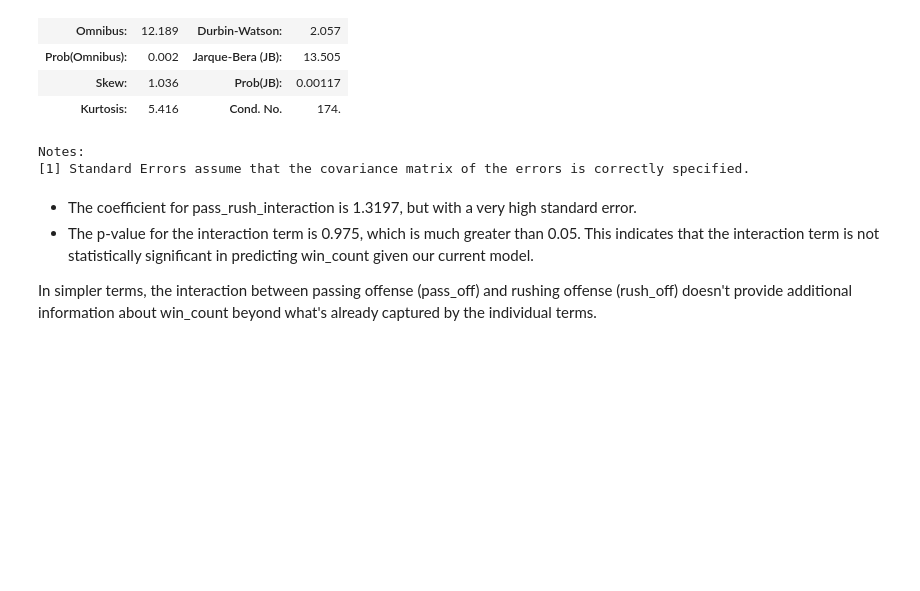
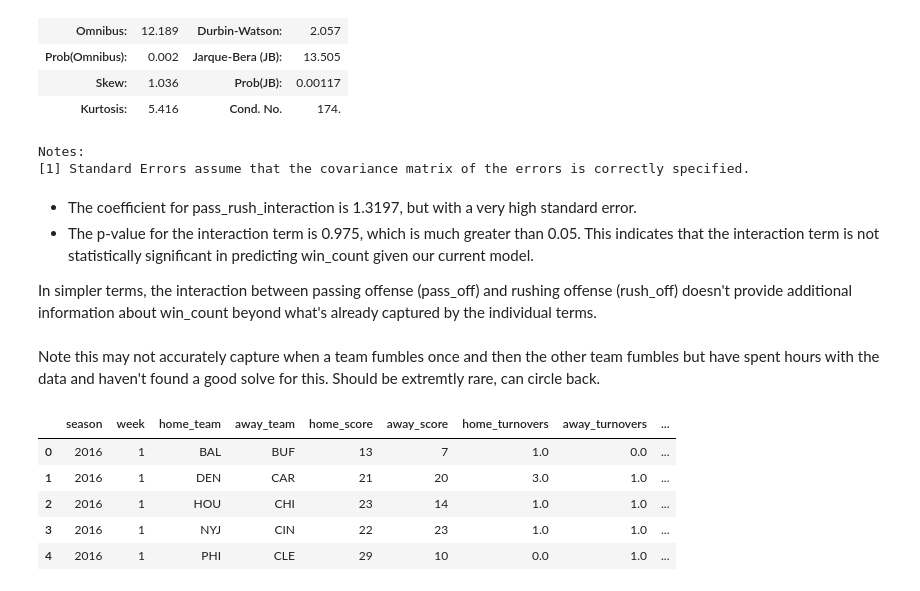
Before and after one commit to gbellamy512/projects, a Jupyter notebook: epa_eda.ipynb, the cells around one changed output. Drawn from its saved outputs; the diff is of its cells as text; code cells hidden in the pictures; blank space fills up the shorter version.

```diff
--- a/epa_eda.ipynb
+++ b/epa_eda.ipynb
@@ -316,3 +316,5 @@ Notes:
 - The p-value for the interaction term is 0.975, which is much greater than 0.05. This indicates that the interaction term is not statistically significant in predicting win_count given our current model.
 
 In simpler terms, the interaction between passing offense (pass_off) and rushing offense (rush_off) doesn't provide additional information about win_count beyond what's already captured by the individual terms.
+# %% [markdown]
+Note this may not accurately capture when a team fumbles once and then the other team fumbles but have spent hours with the data and haven't found a good solve for this. Should be extremtly rare, can circle back.
@@ -318,0 +324,34 @@ In simpler terms, the interaction between passing offense (pass_off) and rushing
+# %%
+fumbles = pbp[pbp['fumble_lost'] == 1]
+fumbles = fumbles[['season', 'week', 'fumbled_1_team']]
+fumbles.rename(columns={'fumbled_1_team': 'team'}, inplace=True)
+fumbles = fumbles.groupby(['season', 'week','team']).size().reset_index(name='fumbles').sort_values(['season','team', 'week'])
+
+interceptions = pbp[pbp['interception'] == 1]
+interceptions = interceptions[['season', 'week', 'posteam']]
+interceptions.rename(columns={'posteam': 'team'}, inplace=True)
+interceptions = interceptions.groupby(['season', 'week','team']).size().reset_index(name='interceptions').sort_values(['season', 'team', 'week'])
+
+turnovers = pd.merge(fumbles, interceptions, on=['team', 'week', 'season'], how='outer')
+turnovers.fillna(0, inplace=True)
+turnovers['turnovers'] = turnovers['fumbles'] + turnovers['interceptions']
+
+schedule = pbp[pbp['desc'] == 'END GAME']
+# schedule = schedule[['week', 'home_team', 'away_team', 'home_score', 'away_score']].drop_duplicates().reset_index(drop=True)
+schedule = schedule[['season', 'week', 'home_team', 'away_team', 'home_score', 'away_score']].drop_duplicates().reset_index(drop=True)
+
+# df = pd.merge(schedule, turnovers[['week','team', 'turnovers']].rename(columns={'team': 'home_team', 'turnovers': 'home_turnovers'}), on=['week', 'home_team'], how='left')
+# df = pd.merge(df, turnovers[['week','team', 'turnovers']].rename(columns={'team': 'away_team', 'turnovers': 'away_turnovers'}), on=['week', 'away_team'], how='left')
+df = pd.merge(schedule, turnovers[['season', 'week','team', 'turnovers']].rename(columns={'team': 'home_team', 'turnovers': 'home_turnovers'}), on=['season', 'week', 'home_team'], how='left')
+df = pd.merge(df, turnovers[['season', 'week','team', 'turnovers']].rename(columns={'team': 'away_team', 'turnovers': 'away_turnovers'}), on=['season', 'week', 'away_team'], how='left')
+df.fillna(0, inplace=True)
+df['home_vs_away_turnovers'] = df['home_turnovers'] - df['away_turnovers']
+df['home_vs_away_score'] = df['home_score'] - df['away_score']
+df.head()
+# %% [output]
+|  | season | week | home_team | away_team | home_score | away_score | home_turnovers | away_turnovers | ... |
+| 0 | 2016 | 1 | BAL | BUF | 13 | 7 | 1.0 | 0.0 | ... |
+| 1 | 2016 | 1 | DEN | CAR | 21 | 20 | 3.0 | 1.0 | ... |
+| 2 | 2016 | 1 | HOU | CHI | 23 | 14 | 1.0 | 1.0 | ... |
+| 3 | 2016 | 1 | NYJ | CIN | 22 | 23 | 1.0 | 1.0 | ... |
+| 4 | 2016 | 1 | PHI | CLE | 29 | 10 | 0.0 | 1.0 | ... |
```
Also changed, not shown: parts of 7 cells of this notebook.
